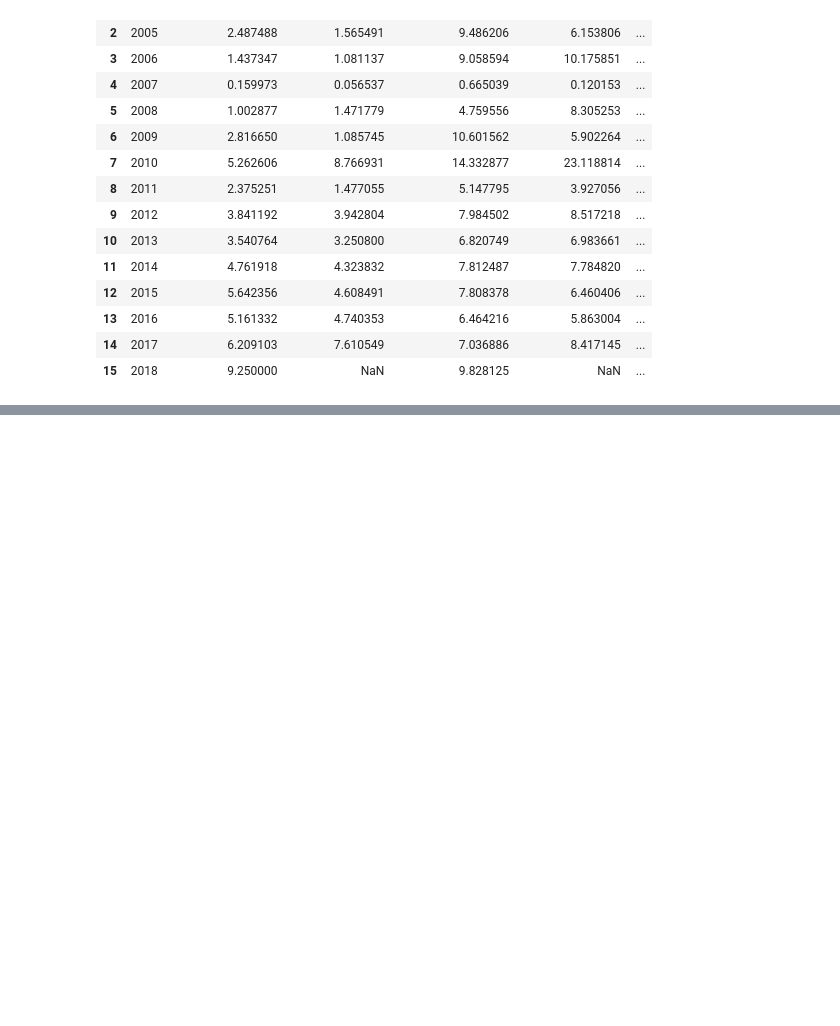
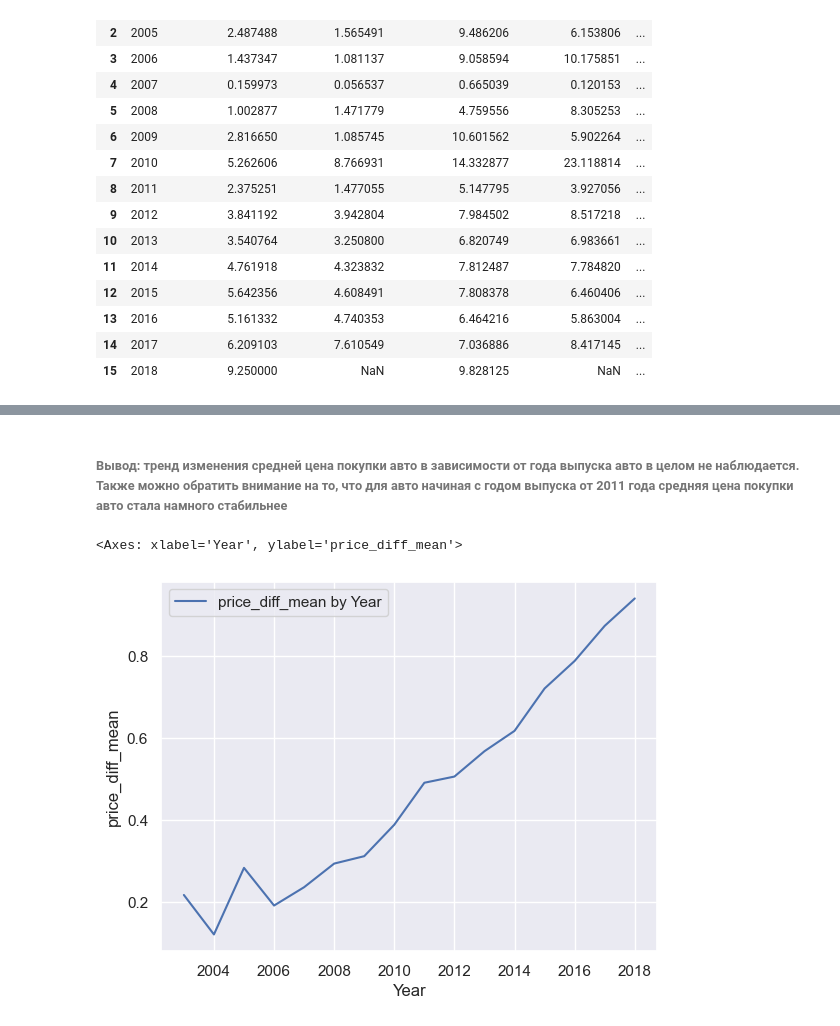
Before and after one commit to ShepelevDD/issProj, a Jupyter notebook: eda/eda.ipynb, the cells around one changed output, grey strips where cells are left out. Cells and saved outputs as stored; diff of their text form; code cells hidden in the pictures; blank space fills up the shorter version.

```diff
--- a/eda/eda.ipynb
+++ b/eda/eda.ipynb
@@ -232,0 +237,7 @@ sns.lineplot(df, x='Year', y='Driven_kms', label='Driven_kms', ax=axs[1,1])
+# %% [markdown]
+###### Вывод: тренд изменения средней цена покупки авто в зависимости от года выпуска авто в целом не наблюдается. Также можно обратить внимание на то, что для авто начиная с годом выпуска от 2011 года средняя цена покупки авто стала намного стабильнее
+# %%
+sns.lineplot(aggregated_df,x='Year',y='price_diff_mean', label='price_diff_mean by Year')
+# %% [output]
+<Axes: xlabel='Year', ylabel='price_diff_mean'>
+[figure, added]
```
Also changed, not shown: parts of 38 cells of this notebook.
